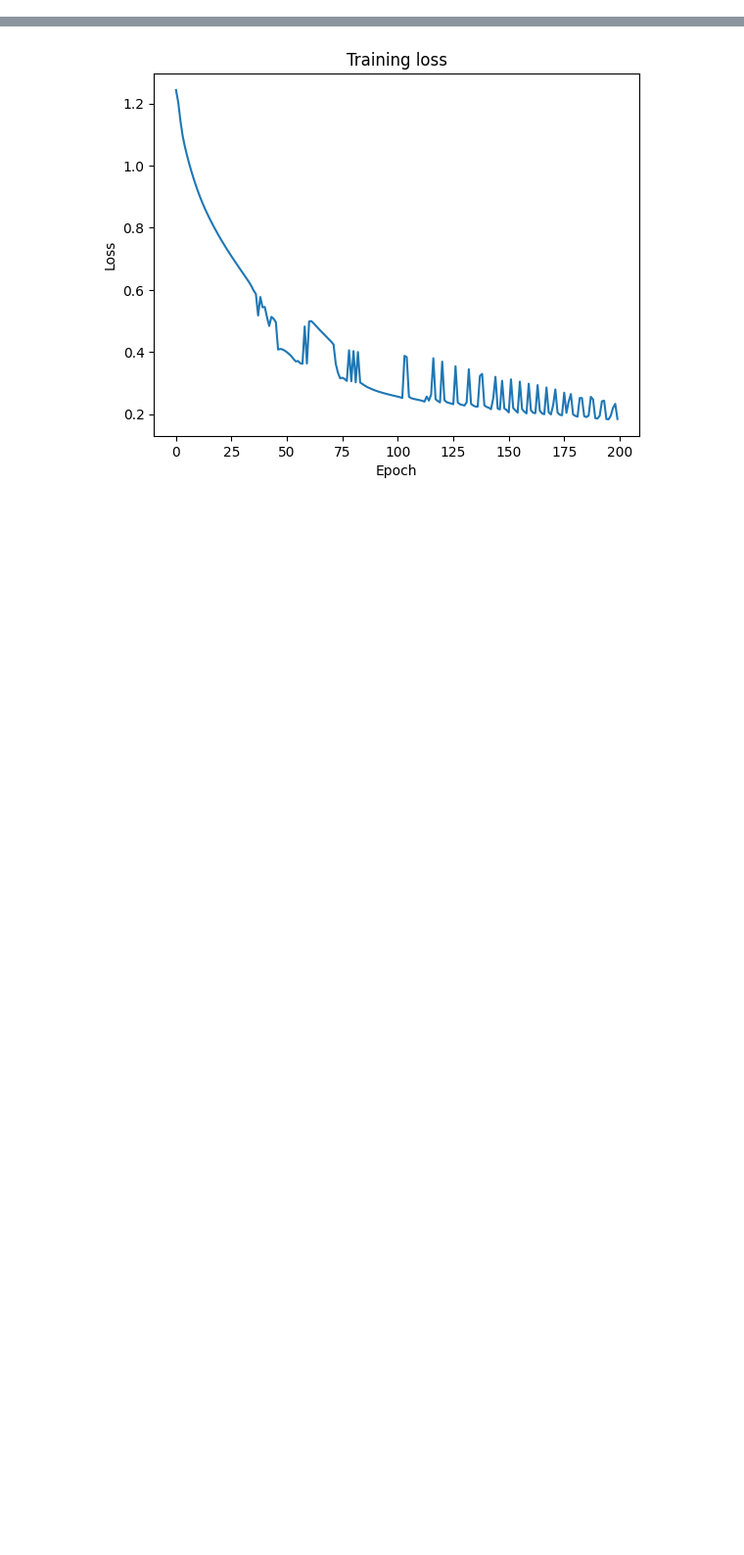
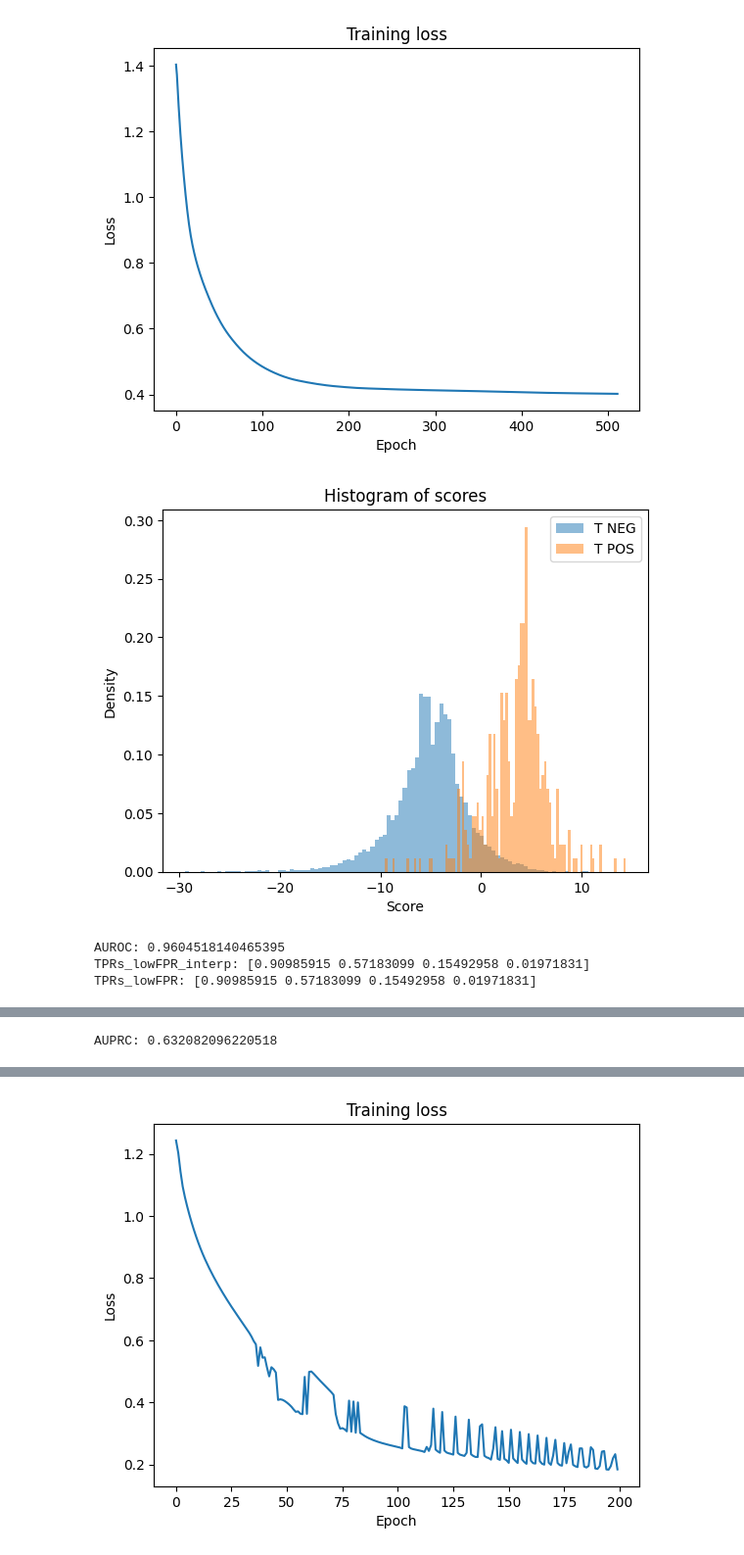
Before and after one commit to WhoTHU/detection_logits, a Jupyter notebook: visualizer.ipynb, the cells around one changed output, grey strips where cells are left out. Shown at 98% size. Drawn from its saved outputs; the diff is of its cells as text; code cells hidden in the pictures; blank space fills up the shorter version.

```diff
--- a/visualizer.ipynb
+++ b/visualizer.ipynb
@@ -74,0 +148,8 @@ def inspect_output_at(data_dir):
+# %%
+inspect_output_at('cache/flan-t5-large/E512_B32_LR5.0e-04_L1R5.0e-04_TRN10000_TEST10000')
+# %% [output]
+[figure, added]
+[figure, added]
+AUROC: 0.9604518140465395
+TPRs_lowFPR_interp: [0.90985915 0.57183099 0.15492958 0.01971831]
+TPRs_lowFPR: [0.90985915 0.57183099 0.15492958 0.01971831]
@@ -74,0 +157 @@ def inspect_output_at(data_dir):
+AUPRC: 0.632082096220518
```
Also changed, not shown: parts of 11 cells of this notebook, 3 other files.
